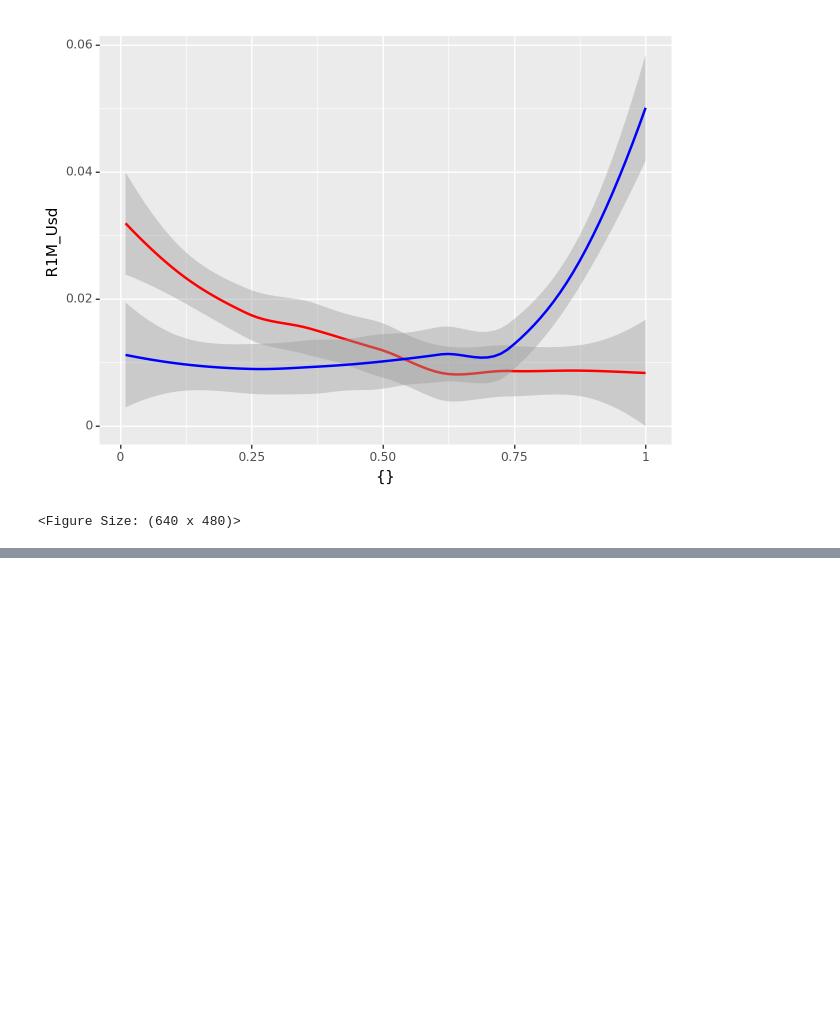
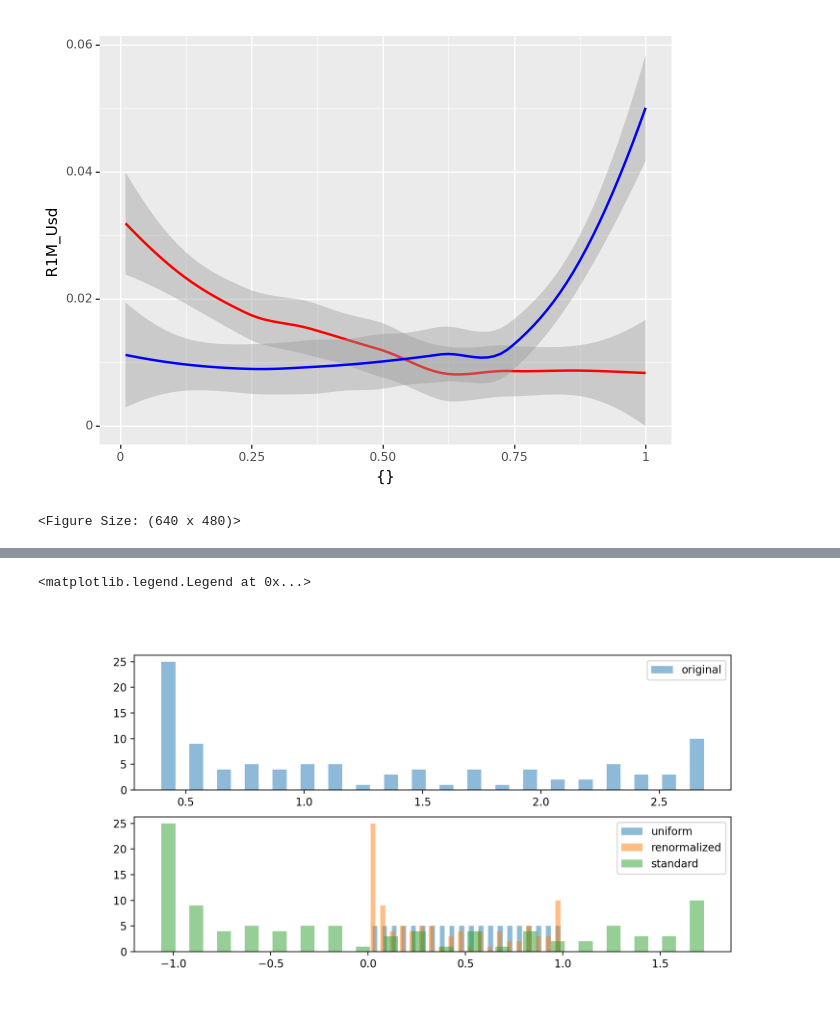
Before and after one commit to dionysos137/ml-factor-py, a Jupyter notebook: 4_data_preprocessing.ipynb, the cells around one changed output, grey strips where cells are left out. Drawn from its saved outputs; the diff is of its cells as text; code cells hidden in the pictures; blank space fills up the shorter version.

```diff
--- a/4_data_preprocessing.ipynb
+++ b/4_data_preprocessing.ipynb
@@ -43,0 +73,13 @@ ax = plt.hist(acfs, bins=60, range=(0,1))
+# %%
+# we can also compare the histgram
+fig, ax = plt.subplots(2,1)
+ax[0].hist(x, bins=20, alpha=0.5, rwidth=0.5, label="original")
+ax[0].legend()
+
+ax[1].hist(x_unif, bins=20, alpha=0.5, rwidth=0.5, label = "uniform")
+ax[1].hist(x_norm_0_1, bins=20, alpha=0.5, rwidth=0.5, label = "renormalized")
+ax[1].hist(x_std, bins=20, alpha=0.5, rwidth=0.5, label="standard")
+ax[1].legend()
+# %% [output]
+<matplotlib.legend.Legend at 0x...>
+[figure, added]
```
Also changed, not shown: parts of 12 cells of this notebook.
